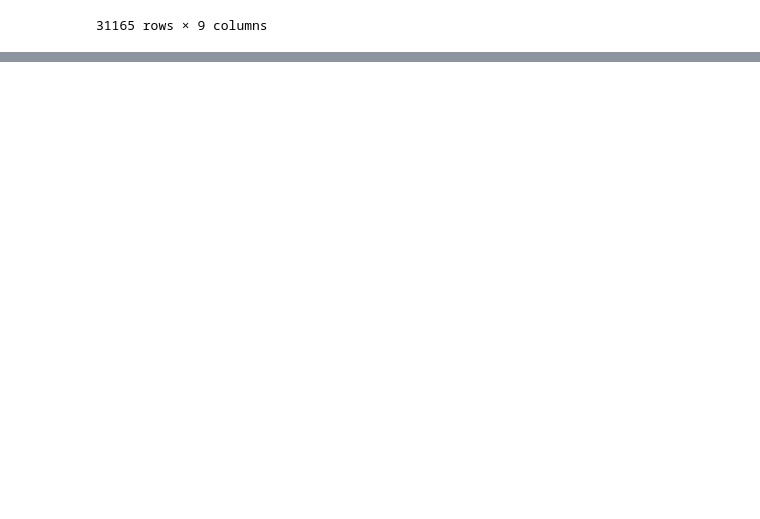
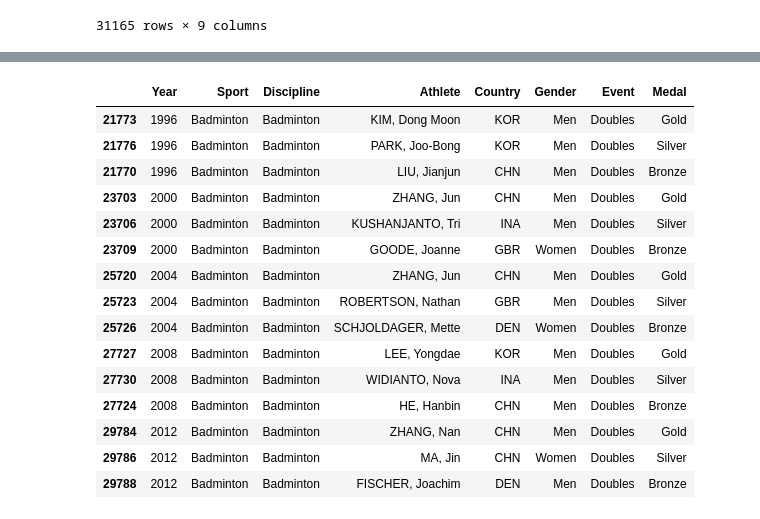
Before and after one commit to hamednasr/Olympic-medals-data-anlysis, a Jupyter notebook: Olympic Medals Data Analysis.ipynb, the cells around one changed output, grey strips where cells are left out. Saved outputs shown, nothing was run; the diff lists cells and outputs as text; code cells hidden in the pictures; blank space fills up the shorter version.

```diff
--- a/Olympic Medals Data Analysis.ipynb
+++ b/Olympic Medals Data Analysis.ipynb
@@ -30,0 +47,19 @@ medals.sort_values(['Year','Sport','Discipline','Event'])
+# %%
+medals_new.loc[badminton_mix,:]
+# %% [output]
+|  | Year | Sport | Discipline | Athlete | Country | Gender | Event | Medal |
+| 21773 | 1996 | Badminton | Badminton | KIM, Dong Moon | KOR | Men | Doubles | Gold |
+| 21776 | 1996 | Badminton | Badminton | PARK, Joo-Bong | KOR | Men | Doubles | Silver |
+| 21770 | 1996 | Badminton | Badminton | LIU, Jianjun | CHN | Men | Doubles | Bronze |
+| 23703 | 2000 | Badminton | Badminton | ZHANG, Jun | CHN | Men | Doubles | Gold |
+| 23706 | 2000 | Badminton | Badminton | KUSHANJANTO, Tri | INA | Men | Doubles | Silver |
+| 23709 | 2000 | Badminton | Badminton | GOODE, Joanne | GBR | Women | Doubles | Bronze |
+| 25720 | 2004 | Badminton | Badminton | ZHANG, Jun | CHN | Men | Doubles | Gold |
+| 25723 | 2004 | Badminton | Badminton | ROBERTSON, Nathan | GBR | Men | Doubles | Silver |
+| 25726 | 2004 | Badminton | Badminton | SCHJOLDAGER, Mette | DEN | Women | Doubles | Bronze |
+| 27727 | 2008 | Badminton | Badminton | LEE, Yongdae | KOR | Men | Doubles | Gold |
+| 27730 | 2008 | Badminton | Badminton | WIDIANTO, Nova | INA | Men | Doubles | Silver |
+| 27724 | 2008 | Badminton | Badminton | HE, Hanbin | CHN | Men | Doubles | Bronze |
+| 29784 | 2012 | Badminton | Badminton | ZHANG, Nan | CHN | Men | Doubles | Gold |
+| 29786 | 2012 | Badminton | Badminton | MA, Jin | CHN | Women | Doubles | Silver |
+| 29788 | 2012 | Badminton | Badminton | FISCHER, Joachim | DEN | Men | Doubles | Bronze |
```
Also changed, not shown: parts of 31 cells of this notebook.
